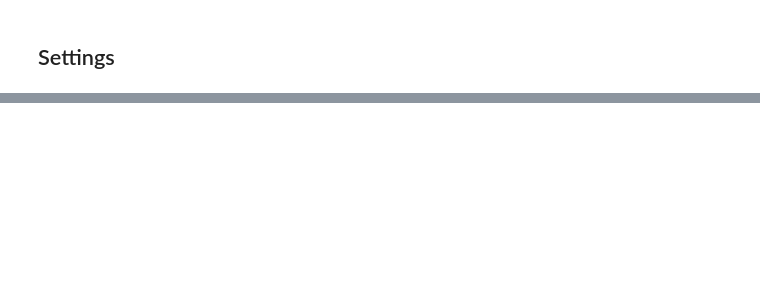
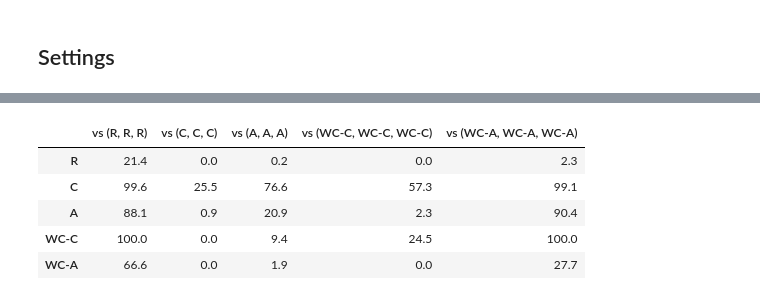
Before and after one commit to Astromatthe/LiarsDice, a Jupyter notebook: benchmarks.ipynb, the cells around one changed output, grey strips where cells are left out. Drawn from its saved outputs; the diff is of its cells as text; code cells hidden in the pictures; blank space fills up the shorter version.

```diff
--- a/benchmarks.ipynb
+++ b/benchmarks.ipynb
@@ -177,0 +73,28 @@ plt.grid()
+# %%
+# Initialize win percentage matrix
+win_rate_matrix = np.zeros((len(agents), len(versus_configs)))
+# run all Configurations
+for ag in agents:
+    for j, vs in enumerate(versus_configs):
+        win_rate = np.zeros(N_GAMES)
+        for i in range(N_GAMES):
+            players = (ag,) + vs
+            winner = LiarsDiceGame.game(*players, save_json=False)
+            if i == 0:
+                win_rate[i] = 1 if winner == 0 else 0
+            else:
+                if winner == 0:
+                    win_rate[i] = (win_rate[i - 1] * i + 1) / (i + 1)
+                else:
+                    win_rate[i] = (win_rate[i - 1] * i) / (i + 1)
+        # plot and save results
+        plt.subplots(figsize=latex_figsize, constrained_layout=True)
+        plt.plot(range(1, N_GAMES + 1), win_rate * 100)
+        plt.xlabel("Number of Games", fontsize=latex_fontsize)
+        plt.ylabel("Win Rate (%)", fontsize=latex_fontsize)
+        plt.xlim(1, N_GAMES)
+        plt.ylim(-5, 105)
+        plt.grid()
+        plt.savefig(f"{save_path}{ag}_vs_{'_'.join(vs)}.pdf")
+        plt.show()
+        win_rate_matrix[agents.index(ag), j] = win_rate[-1]
@@ -177,0 +115,22 @@ plt.grid()
+# %%
+# display win rate matrix as dataframe
+label_map = {
+    "random": "R",
+    "conservative": "C",
+    "risky": "A",
+    "wildcard_conservative": "WC-C",
+    "wildcard_risky": "WC-A"
+}
+
+win_df = pd.DataFrame(
+        win_rate_matrix*100,
+        index=[label_map[ag] for ag in agents],
+        columns=[f"vs ({', '.join([label_map[v] for v in vs])})" for vs in versus_configs])
+display(win_df)
+# %% [output]
+|  | vs (R, R, R) | vs (C, C, C) | vs (A, A, A) | vs (WC-C, WC-C, WC-C) | vs (WC-A, WC-A, WC-A) |
+| R | 21.4 | 0.0 | 0.2 | 0.0 | 2.3 |
+| C | 99.6 | 25.5 | 76.6 | 57.3 | 99.1 |
+| A | 88.1 | 0.9 | 20.9 | 2.3 | 90.4 |
+| WC-C | 100.0 | 0.0 | 9.4 | 24.5 | 100.0 |
+| WC-A | 66.6 | 0.0 | 1.9 | 0.0 | 27.7 |
```
Also changed, not shown: parts of 17 cells of this notebook, 1 other file.
